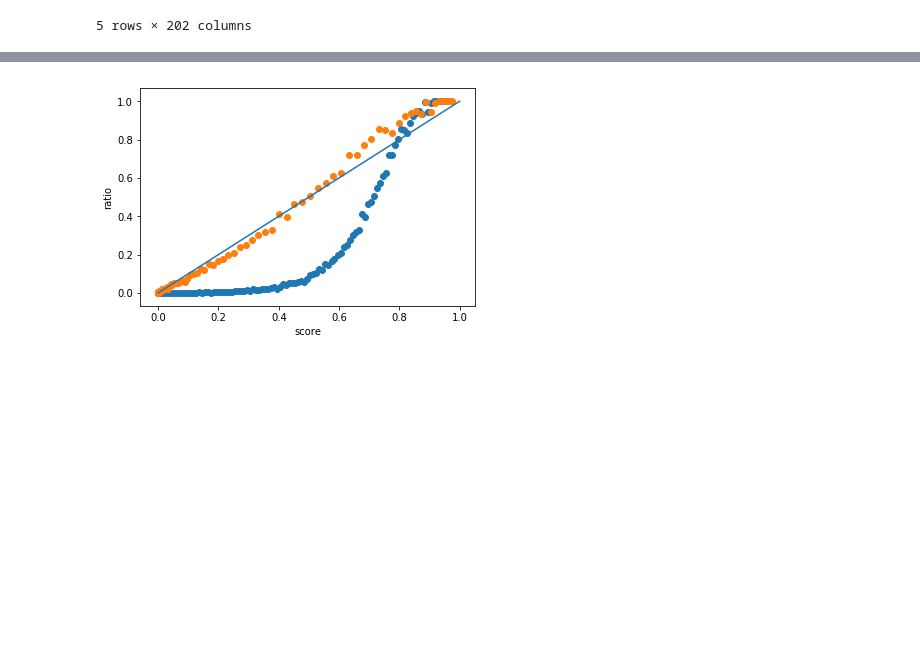
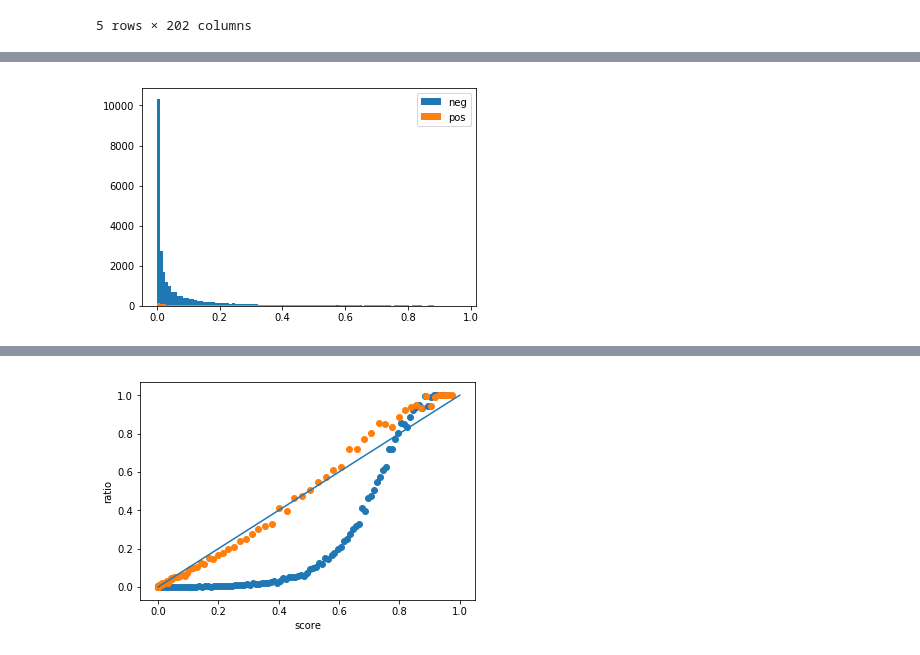
Before and after one commit to Rio114/MachineLearning, a Jupyter notebook: unbalance/src/beta_fitting.ipynb, the cells around one changed output, grey strips where cells are left out. Cells and saved outputs as stored; diff of their text form; code cells hidden in the pictures; blank space fills up the shorter version.

```diff
--- a/unbalance/src/beta_fitting.ipynb
+++ b/unbalance/src/beta_fitting.ipynb
@@ -276,0 +254,10 @@ plt.show()
+# %%
+cal_scores_neg = betaFitting.fit_arr(model.predict(X_val[y_val==0]))
+cal_scores_pos = betaFitting.fit_arr(model.predict(X_val[y_val==1]))
+
+plt.hist(cal_scores_neg , bins=100, label='neg')
+plt.hist(cal_scores_pos , bins=100, label='pos')
+plt.legend()
+plt.show()
+# %% [output]
+[figure, added]
```
Also changed, not shown: parts of 14 cells of this notebook, 5 other files.
